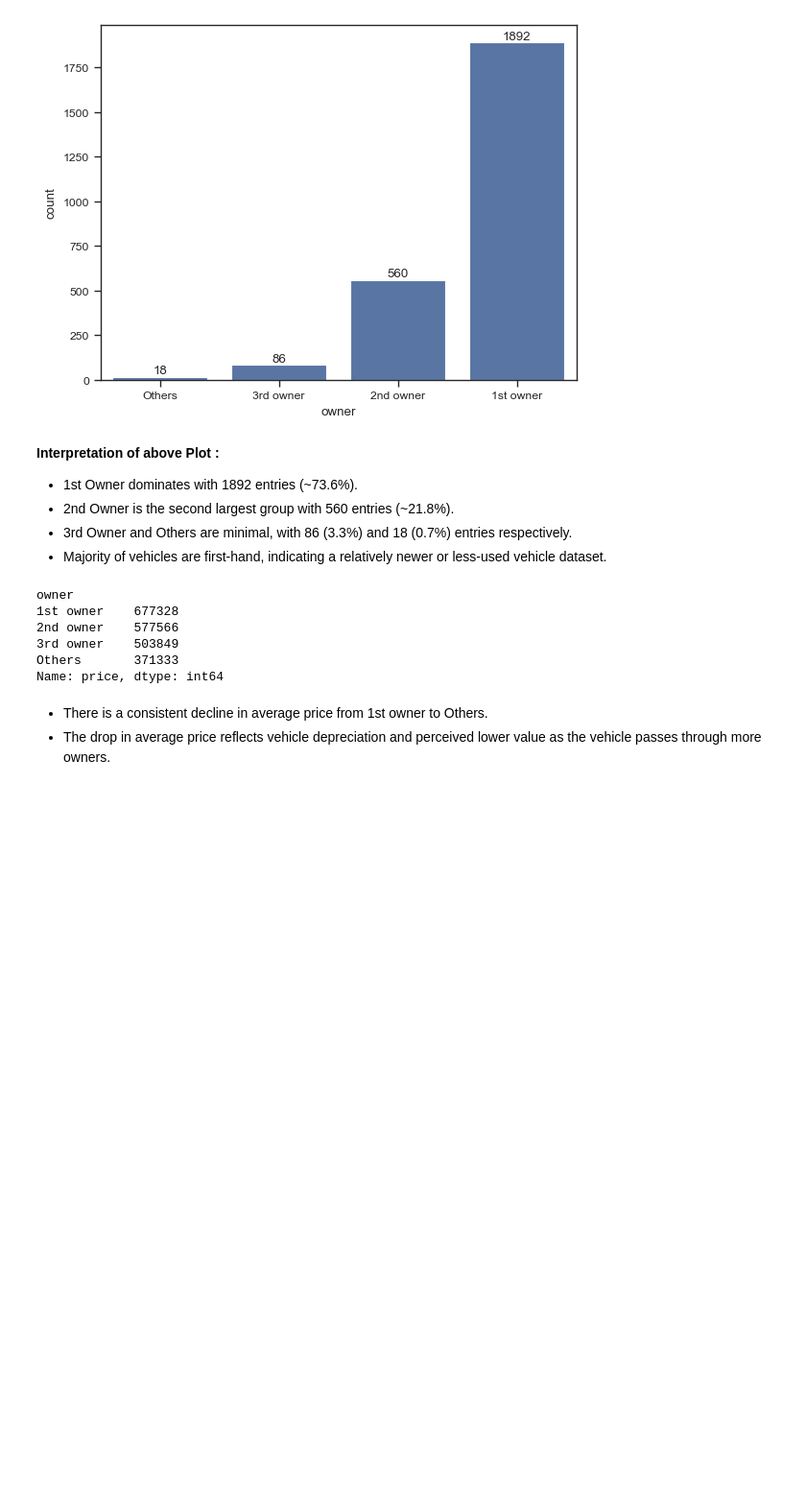
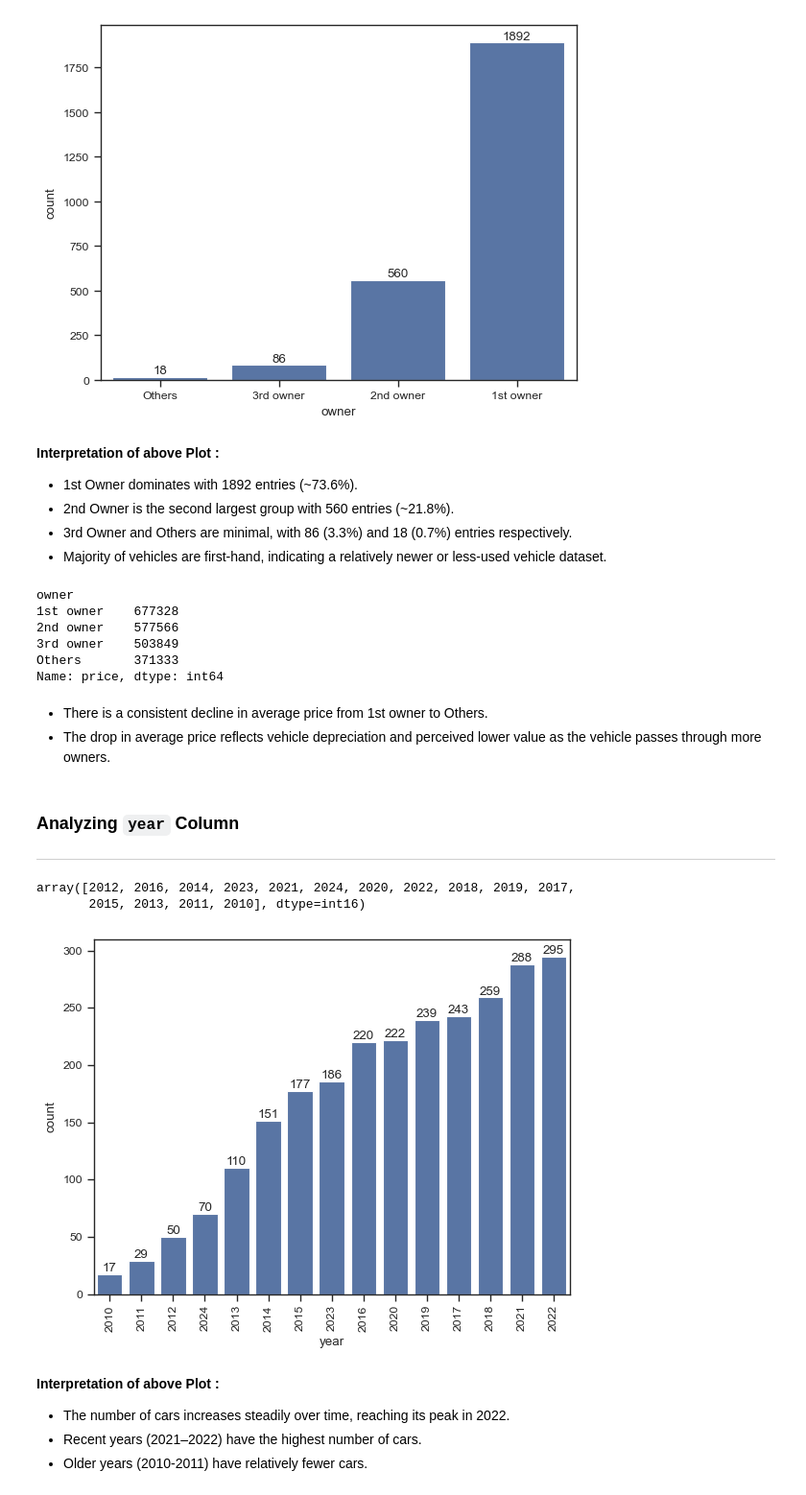
Before and after one commit to TheMrityunjayPathak/AutoIQ, a Jupyter notebook: notebooks/step_3_exploratory_data_analysis.ipynb, the cells around one changed output. Shown at 96% size. Drawn from its saved outputs; the diff is of its cells as text; code cells hidden in the pictures; blank space fills up the shorter version.

Commit message:
feat: analyze year column from the data

```diff
--- a/notebooks/step_3_exploratory_data_analysis.ipynb
+++ b/notebooks/step_3_exploratory_data_analysis.ipynb
@@ -127,3 +127,26 @@ Name: price, dtype: int64
 # %% [markdown]
 - There is a consistent decline in average price from 1st owner to Others.
 - The drop in average price reflects vehicle depreciation and perceived lower value as the vehicle passes through more owners.
+# %% [markdown]
+### Analyzing `year` Column
+
+---
+# %%
+# Unique categories in "year" column
+cars['year'].unique()
+# %% [output]
+array([2012, 2016, 2014, 2023, 2021, 2024, 2020, 2022, 2018, 2019, 2017,
+       2015, 2013, 2011, 2010], dtype=int16)
+# %%
+# Count of different categories in "year" column
+ax = sns.countplot(x=cars['year'], order=cars['year'].value_counts(ascending=True).index)
+ax.bar_label(ax.containers[0])
+plt.xticks(rotation=90)
+plt.show()
+# %% [output]
+[figure, added]
+# %% [markdown]
+**Interpretation of above Plot :**
+- The number of cars increases steadily over time, reaching its peak in 2022.
+- Recent years (2021–2022) have the highest number of cars.
+- Older years (2010-2011) have relatively fewer cars.
```
Also changed, not shown: parts of 2 cells of this notebook.
